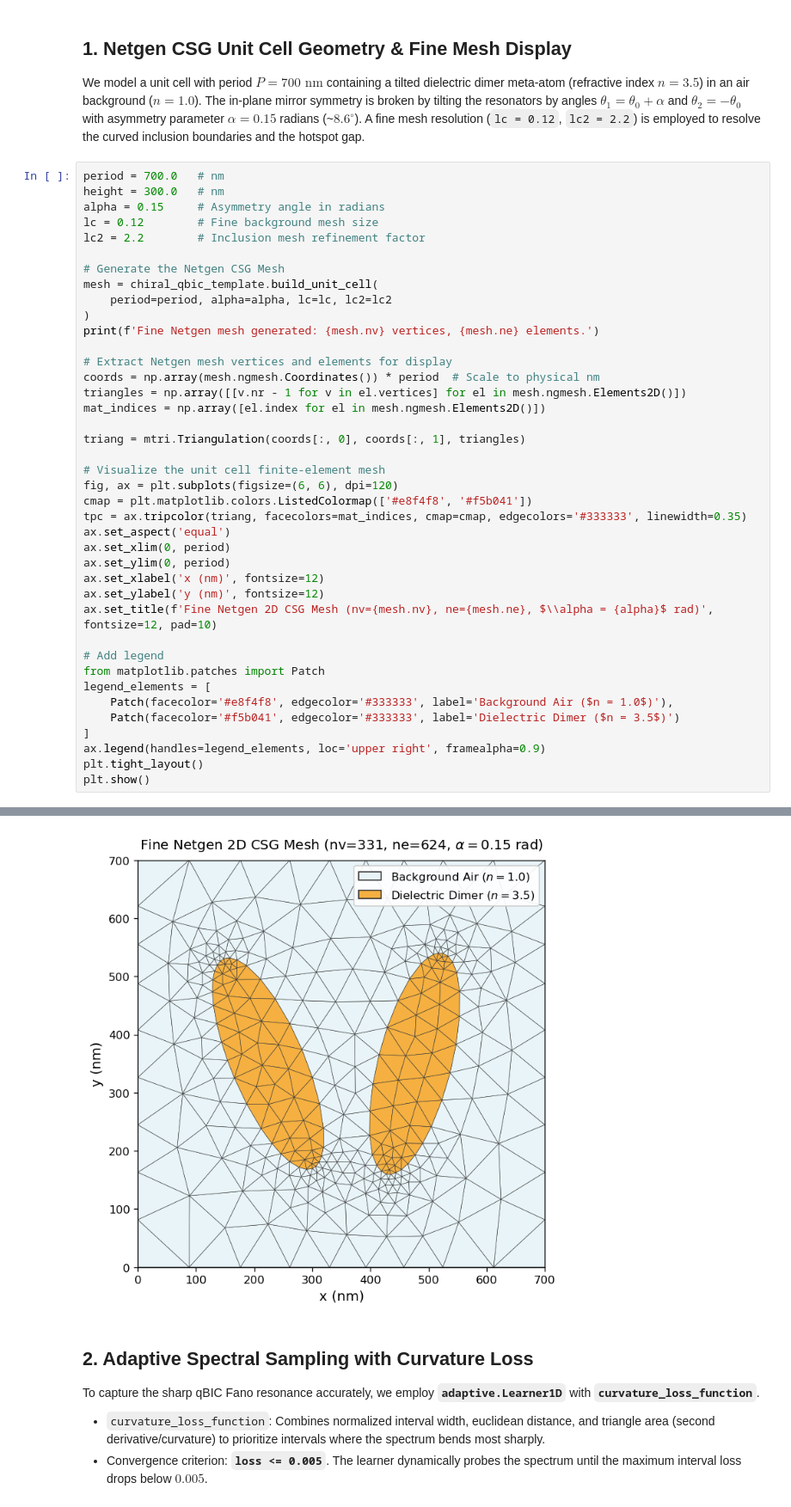
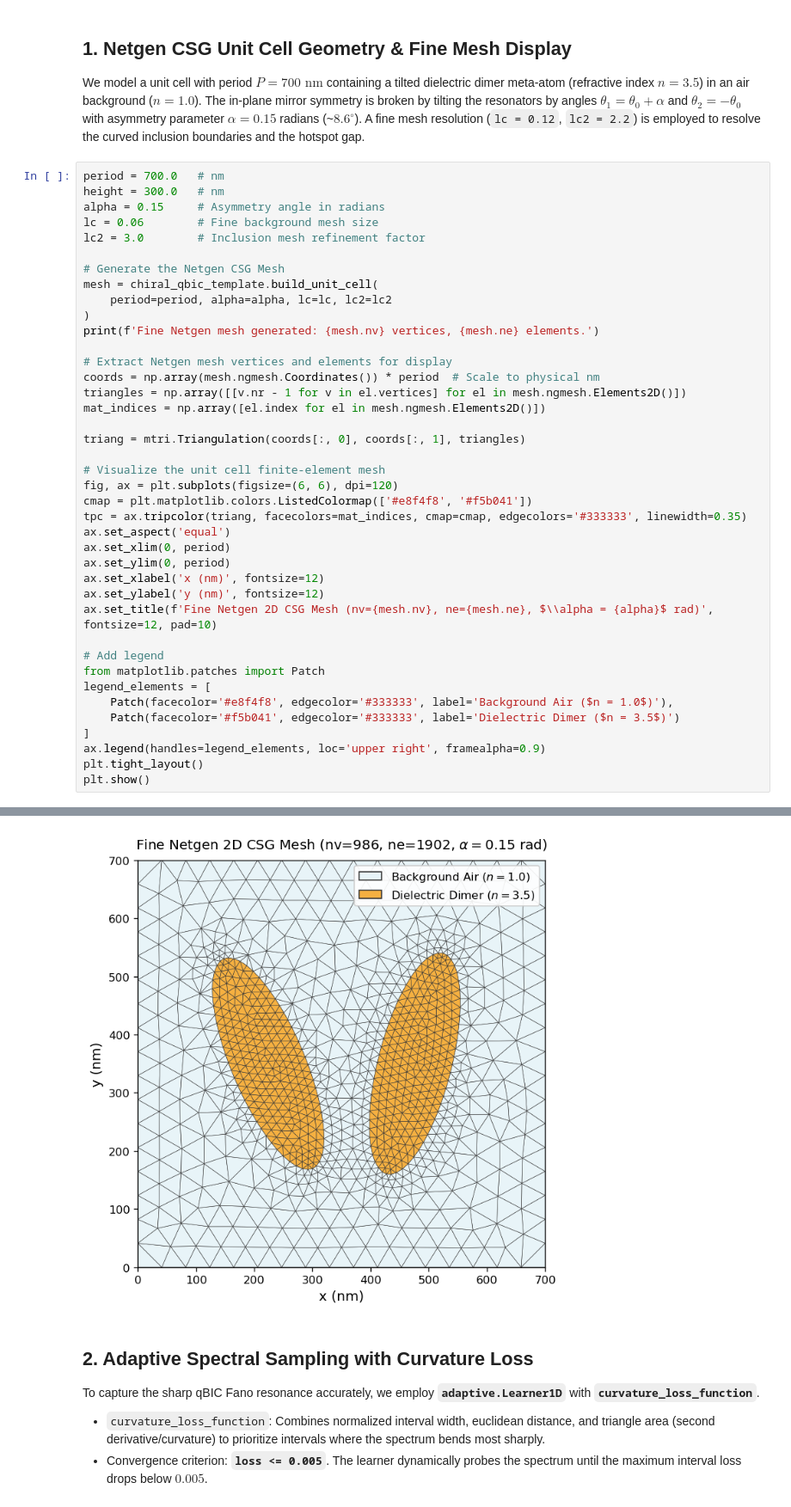
Before and after one commit to gevero/EMUstack, a Jupyter notebook: examples_netgen/Chiral_qBIC_Optical_Chirality.ipynb, the cells around one changed output, grey strips where cells are left out. Shown at 86% size. Saved outputs shown, nothing was run; the diff lists cells and outputs as text.

```diff
--- a/examples_netgen/Chiral_qBIC_Optical_Chirality.ipynb
+++ b/examples_netgen/Chiral_qBIC_Optical_Chirality.ipynb
@@ -52,8 +46,8 @@ A fine mesh resolution (`lc = 0.12`, `lc2 = 2.2`) is employed to resolve the cur
 period = 700.0   # nm
 height = 300.0   # nm
 alpha = 0.15     # Asymmetry angle in radians
-lc = 0.12        # Fine background mesh size
-lc2 = 2.2        # Inclusion mesh refinement factor
+lc = 0.06        # Fine background mesh size
+lc2 = 3.0        # Inclusion mesh refinement factor
 
 # Generate the Netgen CSG Mesh
 mesh = chiral_qbic_template.build_unit_cell(
@@ -93,4 +87,4 @@ Fine Netgen mesh generated: 331 vertices, 624 elements.
-[figure, old version]
+[figure, new version]
 # %% [markdown]
 ## 2. Adaptive Spectral Sampling with Curvature Loss
 
```
Also changed, not shown: parts of 6 cells of this notebook.
